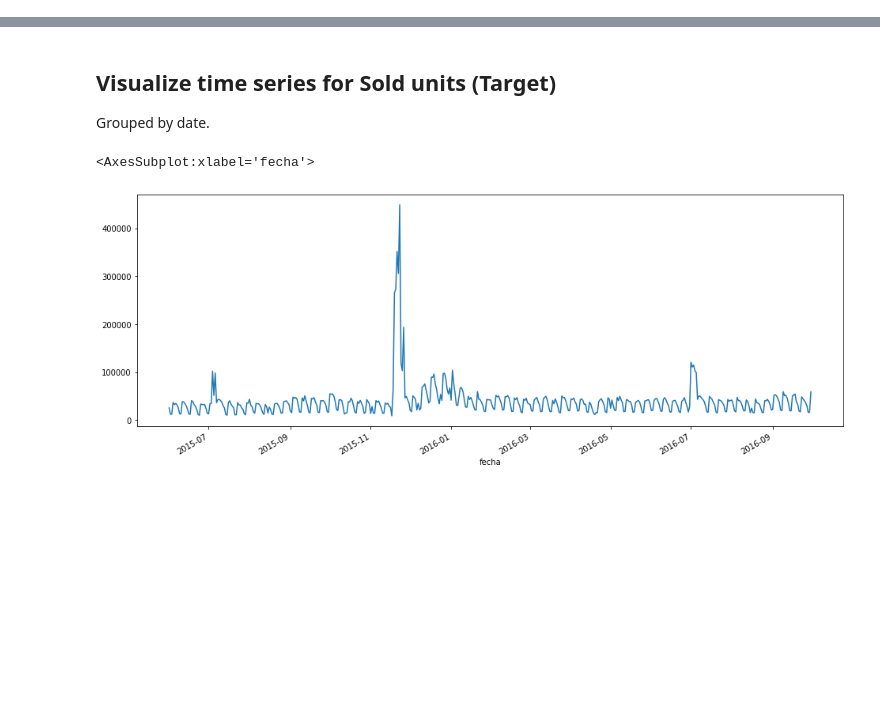
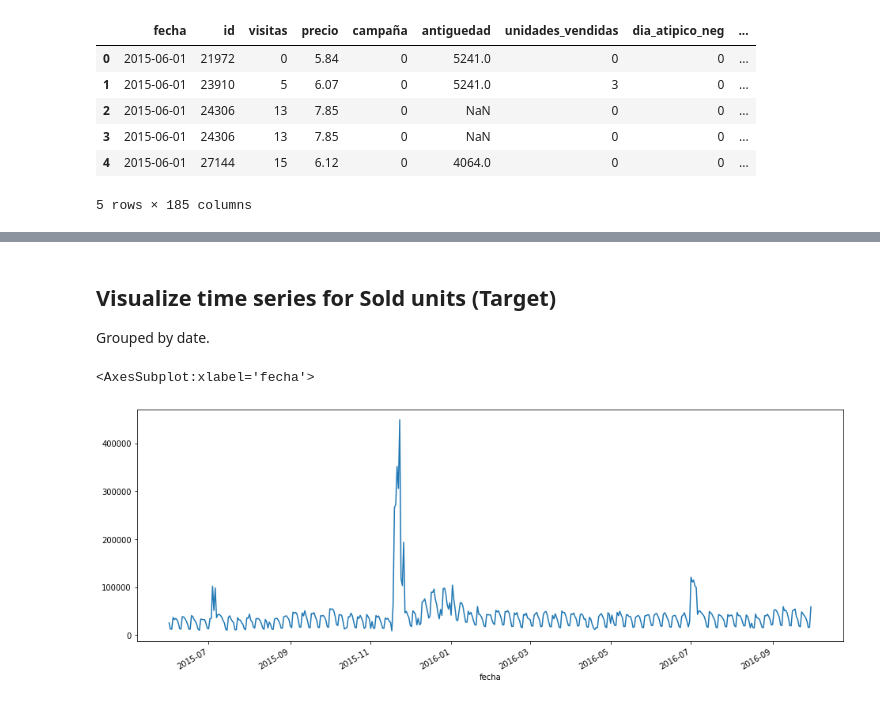
Before and after one commit to Nerucius/2021.ubdatathon, a Jupyter notebook: 1. EDA + Feature Engineering.ipynb, the cells around one changed output, grey strips where cells are left out. Drawn from its saved outputs; the diff is of its cells as text; code cells hidden in the pictures; blank space fills up the shorter version.

```diff
--- a/1. EDA + Feature Engineering.ipynb
+++ b/1. EDA + Feature Engineering.ipynb
@@ -61,0 +66,19 @@ df_fe.to_csv('./data/Modelar_UH2021_filled_precio.txt')
+# %%
+df_categoria_uno_onehot = pd.get_dummies(df.categoria_uno, prefix='categoria_uno_')
+df_categoria_dos_onehot = pd.get_dummies(df.categoria_dos, prefix='categoria_dos_')
+
+df_fe = pd.concat([df, df_categoria_uno_onehot, df_categoria_dos_onehot], axis=1)
+del df_fe['categoria_uno']
+del df_fe['categoria_dos']
+del df_fe['estado']
+del df_fe['dia_atipico']
+
+df_fe[:5]
+# %% [output]
+|  | fecha | id | visitas | precio | campaña | antiguedad | unidades_vendidas | dia_atipico_neg | ... |
+| 0 | 2015-06-01 | 21972 | 0 | 5.84 | 0 | 5241.0 | 0 | 0 | ... |
+| 1 | 2015-06-01 | 23910 | 5 | 6.07 | 0 | 5241.0 | 3 | 0 | ... |
+| 2 | 2015-06-01 | 24306 | 13 | 7.85 | 0 | NaN | 0 | 0 | ... |
+| 3 | 2015-06-01 | 24306 | 13 | 7.85 | 0 | NaN | 0 | 0 | ... |
+| 4 | 2015-06-01 | 27144 | 15 | 6.12 | 0 | 4064.0 | 0 | 0 | ... |
+5 rows × 185 columns
```
Also changed, not shown: parts of 19 cells of this notebook.
